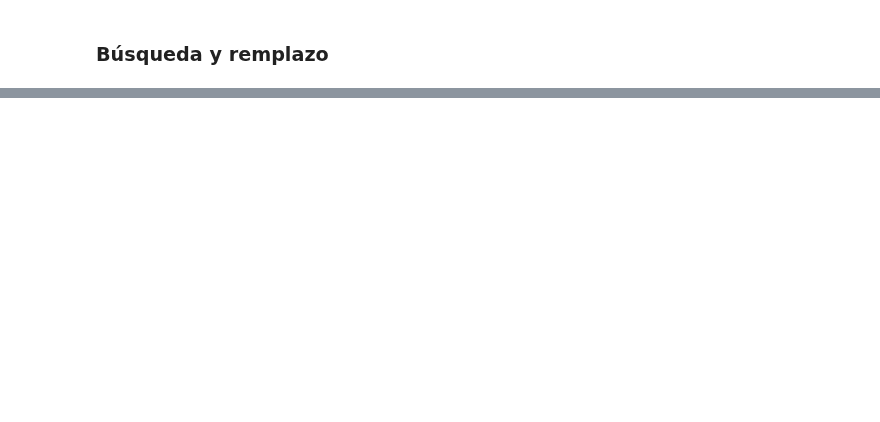
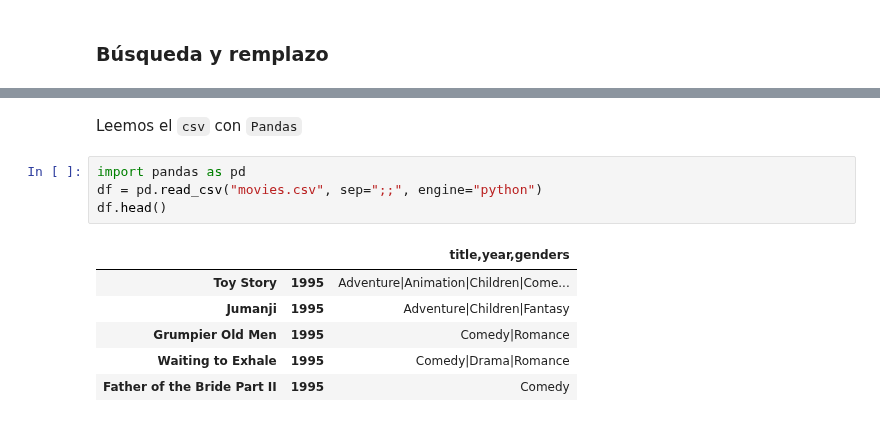
Before and after one commit to maximofn/portafolio, a Jupyter notebook: posts/Expresiones regulares.ipynb, the cells around one changed output, grey strips where cells are left out. Drawn from its saved outputs; the diff is of its cells as text; blank space fills up the shorter version.

```diff
--- a/posts/Expresiones regulares.ipynb
+++ b/posts/Expresiones regulares.ipynb
@@ -597,0 +762,13 @@ print(result[1])
+# %% [markdown]
+Leemos el `csv` con `Pandas`
+# %%
+import pandas as pd
+df = pd.read_csv("movies.csv", sep=";;", engine="python")
+df.head()
+# %% [output]
+|  |  | title,year,genders |
+| Toy Story | 1995 | Adventure|Animation|Children|Come... |
+| Jumanji | 1995 | Adventure|Children|Fantasy |
+| Grumpier Old Men | 1995 | Comedy|Romance |
+| Waiting to Exhale | 1995 | Comedy|Drama|Romance |
+| Father of the Bride Part II | 1995 | Comedy |
```
Also changed, not shown: parts of 13 cells of this notebook, 1 other file.
